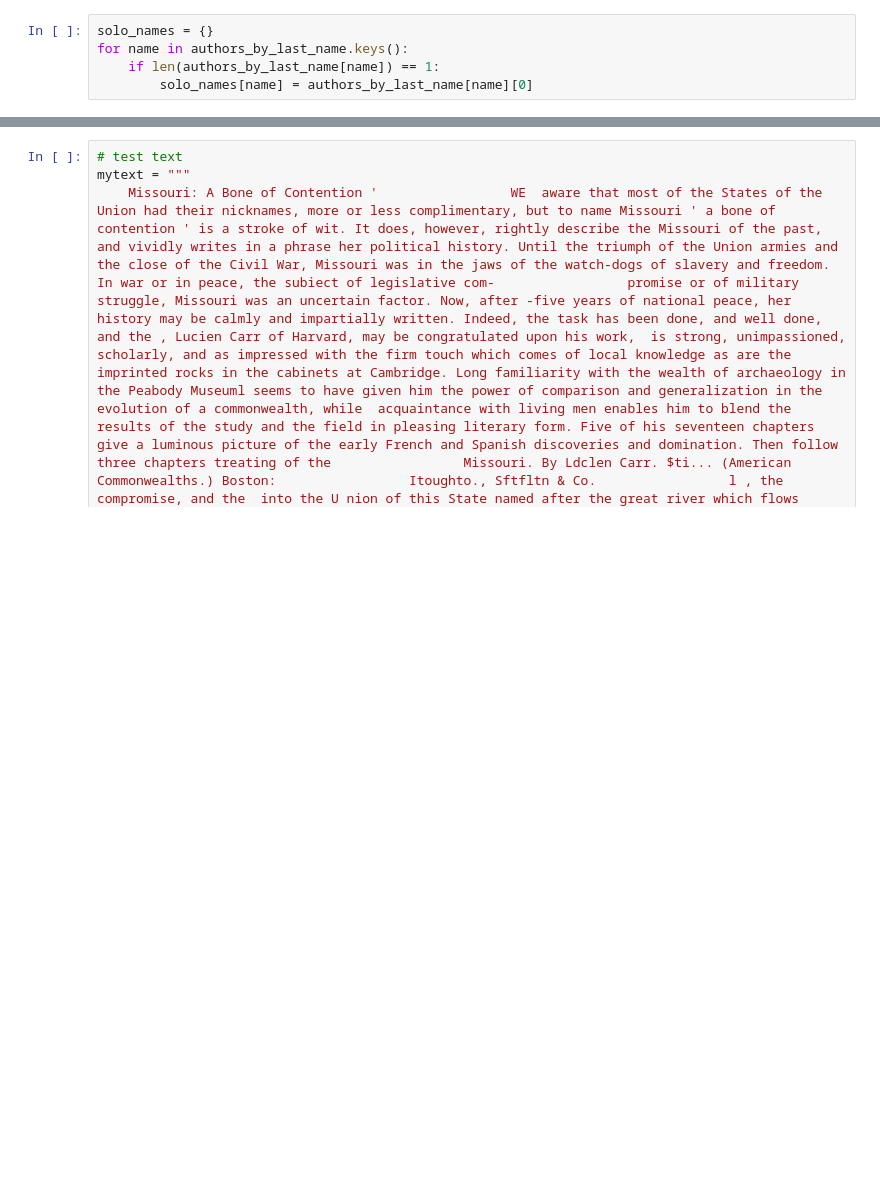
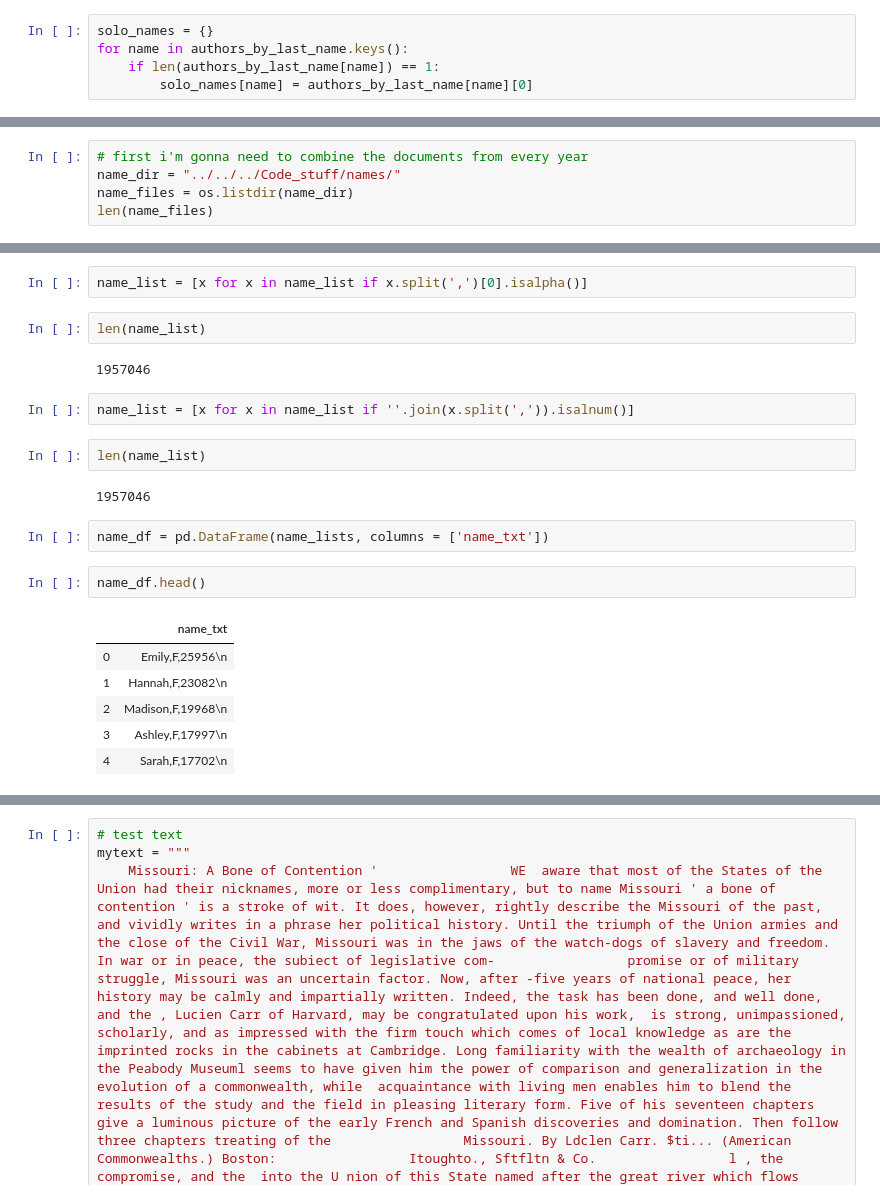
Before and after one commit to mjlavin80/aps_review_classification, a Jupyter notebook: scripts/exploring_name_match.ipynb, the cells around one changed output, grey strips where cells are left out. Drawn from its saved outputs; the diff is of its cells as text; blank space fills up the shorter version.

```diff
--- a/scripts/exploring_name_match.ipynb
+++ b/scripts/exploring_name_match.ipynb
@@ -188,0 +146,5 @@ def find_top_author(text, name_dict):
+# %%
+# first i'm gonna need to combine the documents from every year
+name_dir = "../../../Code_stuff/names/"
+name_files = os.listdir(name_dir)
+len(name_files)
@@ -188,0 +186,23 @@ def find_top_author(text, name_dict):
+# %%
+name_list = [x for x in name_list if x.split(',')[0].isalpha()]
+# %%
+len(name_list)
+# %% [output]
+1957046
+# %%
+name_list = [x for x in name_list if ''.join(x.split(',')).isalnum()]
+# %%
+len(name_list)
+# %% [output]
+1957046
+# %%
+name_df = pd.DataFrame(name_lists, columns = ['name_txt'])
+# %%
+name_df.head()
+# %% [output]
+|  | name_txt |
+| 0 | Emily,F,25956\n |
+| 1 | Hannah,F,23082\n |
+| 2 | Madison,F,19968\n |
+| 3 | Ashley,F,17997\n |
+| 4 | Sarah,F,17702\n |
```
Also changed, not shown: parts of 43 cells of this notebook.
